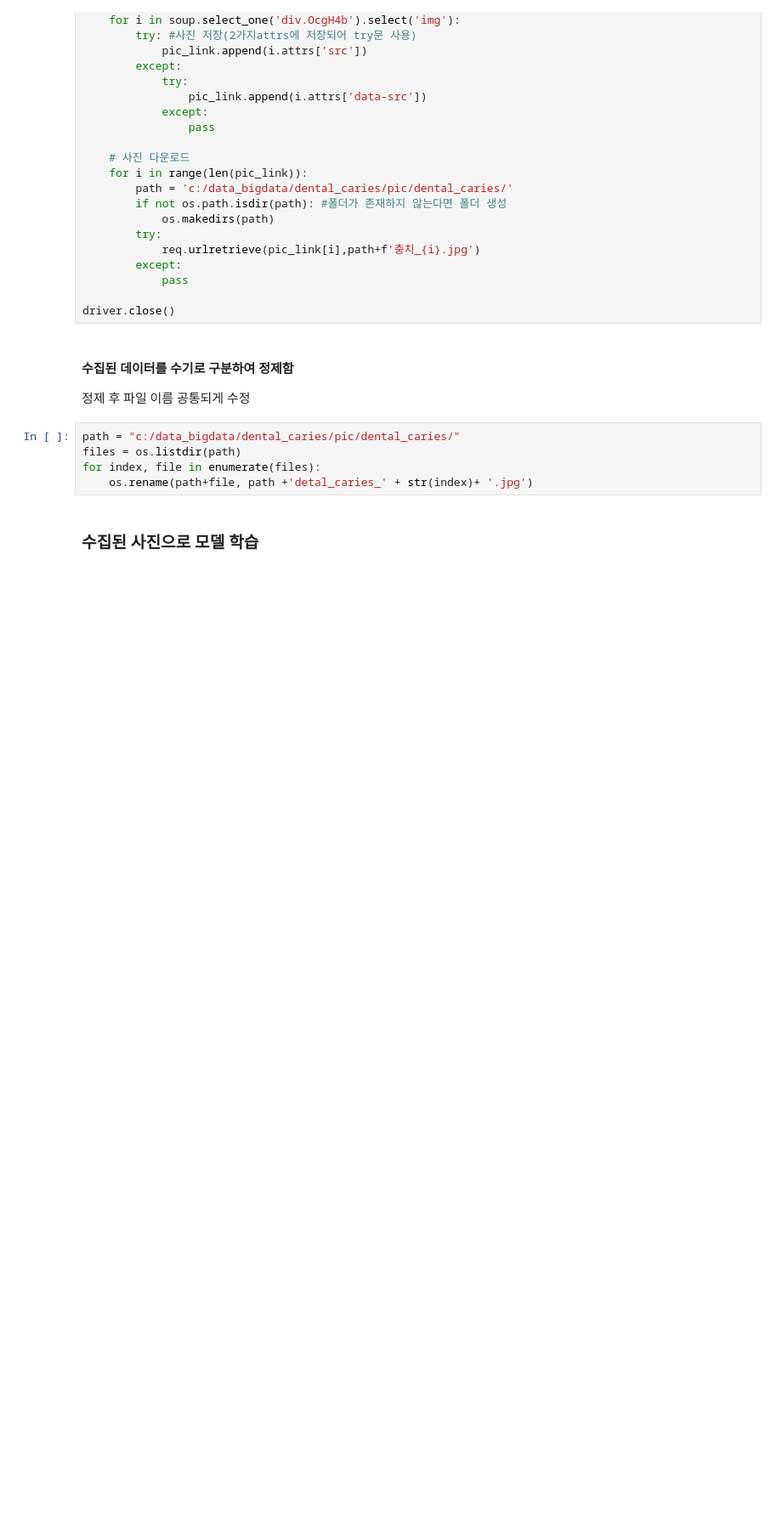
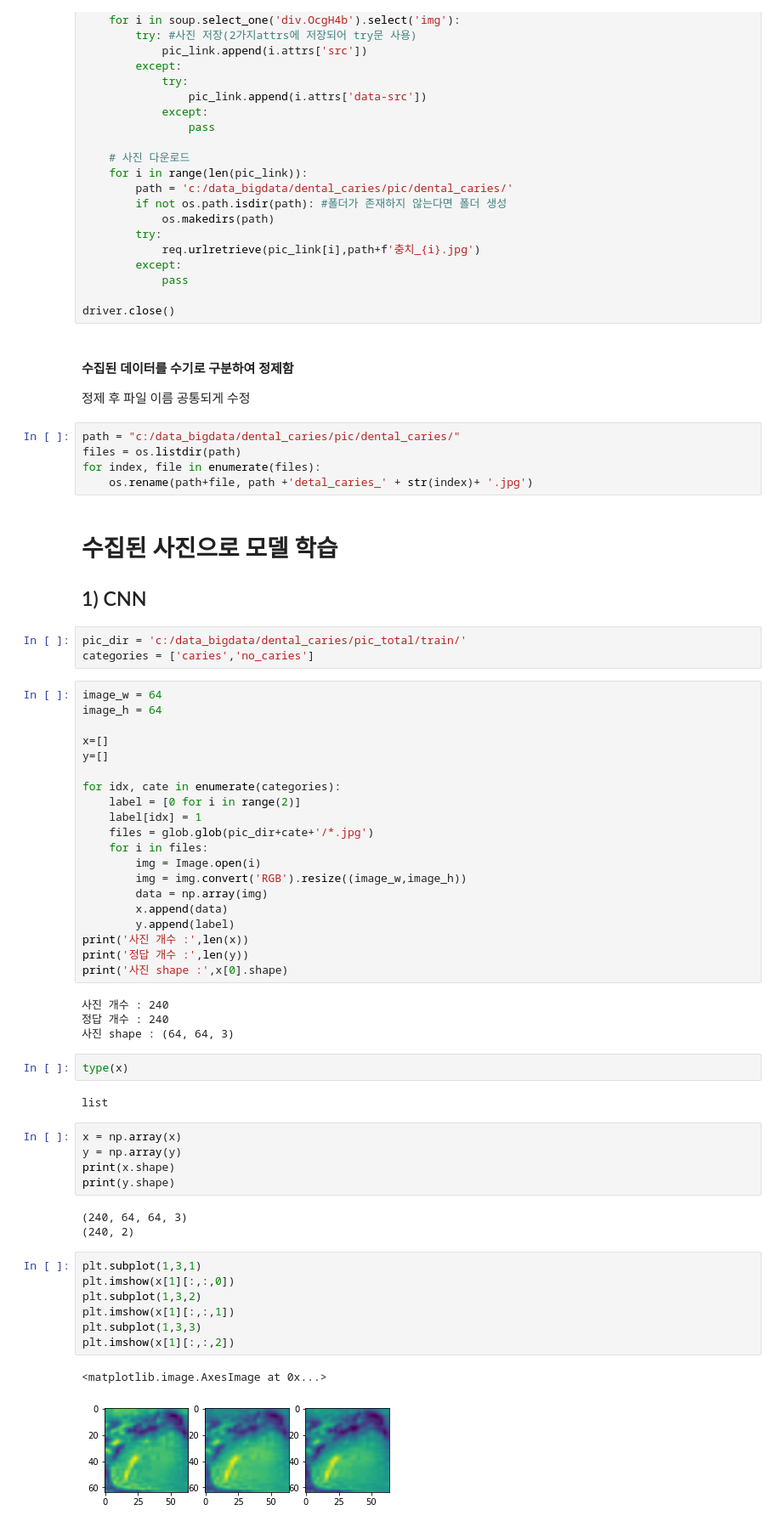
Before and after one commit to kayeehan/Python-practice, a Jupyter notebook: caries_prediction_project.ipynb, the cells around one changed output. Shown at 85% size. Cells and saved outputs as stored; diff of their text form; blank space fills up the shorter version.

```diff
--- a/caries_prediction_project.ipynb
+++ b/caries_prediction_project.ipynb
@@ -71,4 +78,54 @@ files = os.listdir(path)
 for index, file in enumerate(files):
     os.rename(path+file, path +'detal_caries_' + str(index)+ '.jpg')
 # %% [markdown]
-### 수집된 사진으로 모델 학습
+# 수집된 사진으로 모델 학습
+## 1) CNN
+# %%
+pic_dir = 'c:/data_bigdata/dental_caries/pic_total/train/'
+categories = ['caries','no_caries']
+# %%
+image_w = 64
+image_h = 64
+
+x=[]
+y=[]
+
+for idx, cate in enumerate(categories):
+    label = [0 for i in range(2)]
+    label[idx] = 1
+    files = glob.glob(pic_dir+cate+'/*.jpg')
+    for i in files:
+        img = Image.open(i)
+        img = img.convert('RGB').resize((image_w,image_h))
+        data = np.array(img)
+        x.append(data)
+        y.append(label)
+print('사진 개수 :',len(x))
+print('정답 개수 :',len(y))
+print('사진 shape :',x[0].shape)
+# %% [output]
+사진 개수 : 240
+정답 개수 : 240
+사진 shape : (64, 64, 3)
+# %%
+type(x)
+# %% [output]
+list
+# %%
+x = np.array(x)
+y = np.array(y)
+print(x.shape)
+print(y.shape)
+# %% [output]
+(240, 64, 64, 3)
+(240, 2)
+# %%
+plt.subplot(1,3,1)
+plt.imshow(x[1][:,:,0])
+plt.subplot(1,3,2)
+plt.imshow(x[1][:,:,1])
+plt.subplot(1,3,3)
+plt.imshow(x[1][:,:,2])
+# %% [output]
+<matplotlib.image.AxesImage at 0x...>
+[figure, added]
```
Also changed, not shown: parts of 26 cells of this notebook.
